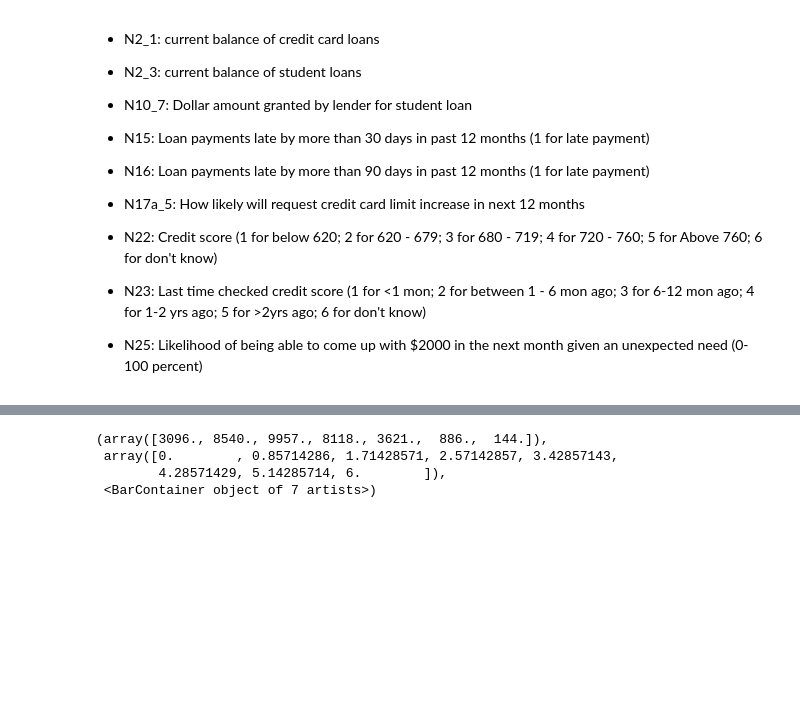
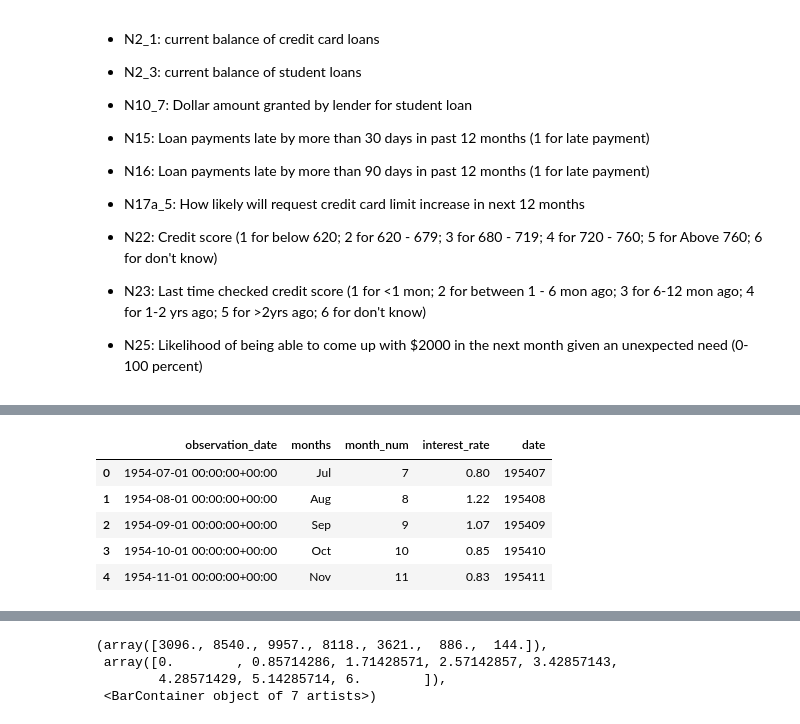
Before and after one commit to yzhao2433/LoanDelinquencyProject, a Jupyter notebook: HW2_datasetExploration.ipynb, the cells around one changed output, grey strips where cells are left out. Cells and saved outputs as stored; diff of their text form; code cells hidden in the pictures; blank space fills up the shorter version.

```diff
--- a/HW2_datasetExploration.ipynb
+++ b/HW2_datasetExploration.ipynb
@@ -50,2 +63,13 @@ inflation_df["yrmon"] = pd.to_datetime(inflation_df["year"].astype(str) + inflat
+# %%
+interest_df['observation_date'] = pd.to_datetime(interest_df['observation_date'])
+interest_df['date'] = interest_df['observation_date'].dt.strftime('%Y%m').astype(str)
+interest_df.head()
+# %% [output]
+|  | observation_date | months | month_num | interest_rate | date |
+| 0 | 1954-07-01 00:00:00+00:00 | Jul | 7 | 0.80 | 195407 |
+| 1 | 1954-08-01 00:00:00+00:00 | Aug | 8 | 1.22 | 195408 |
+| 2 | 1954-09-01 00:00:00+00:00 | Sep | 9 | 1.07 | 195409 |
+| 3 | 1954-10-01 00:00:00+00:00 | Oct | 10 | 0.85 | 195410 |
+| 4 | 1954-11-01 00:00:00+00:00 | Nov | 11 | 0.83 | 195411 |
 # %%
 credit_df = pd.read_excel("potentialDataSetsHW2/sce_credit.xlsx", sheet_name="Data")
```
Also changed, not shown: parts of 21 cells of this notebook, 1 other file.
